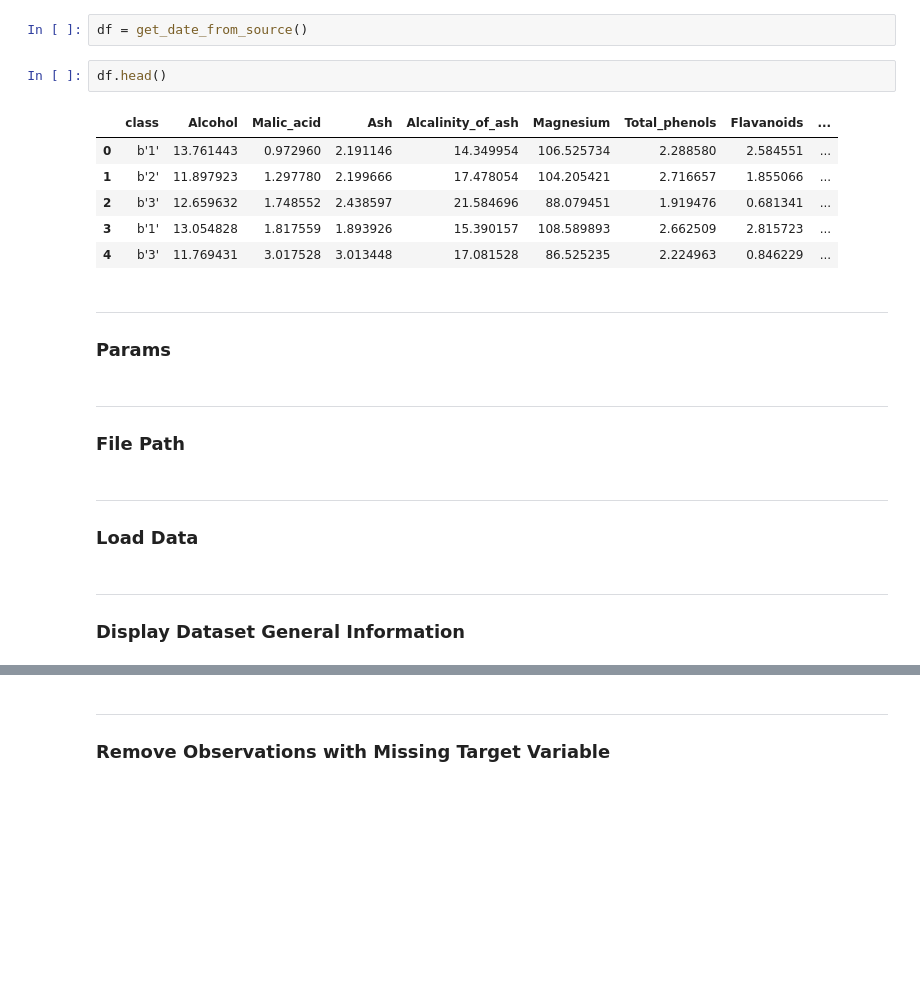
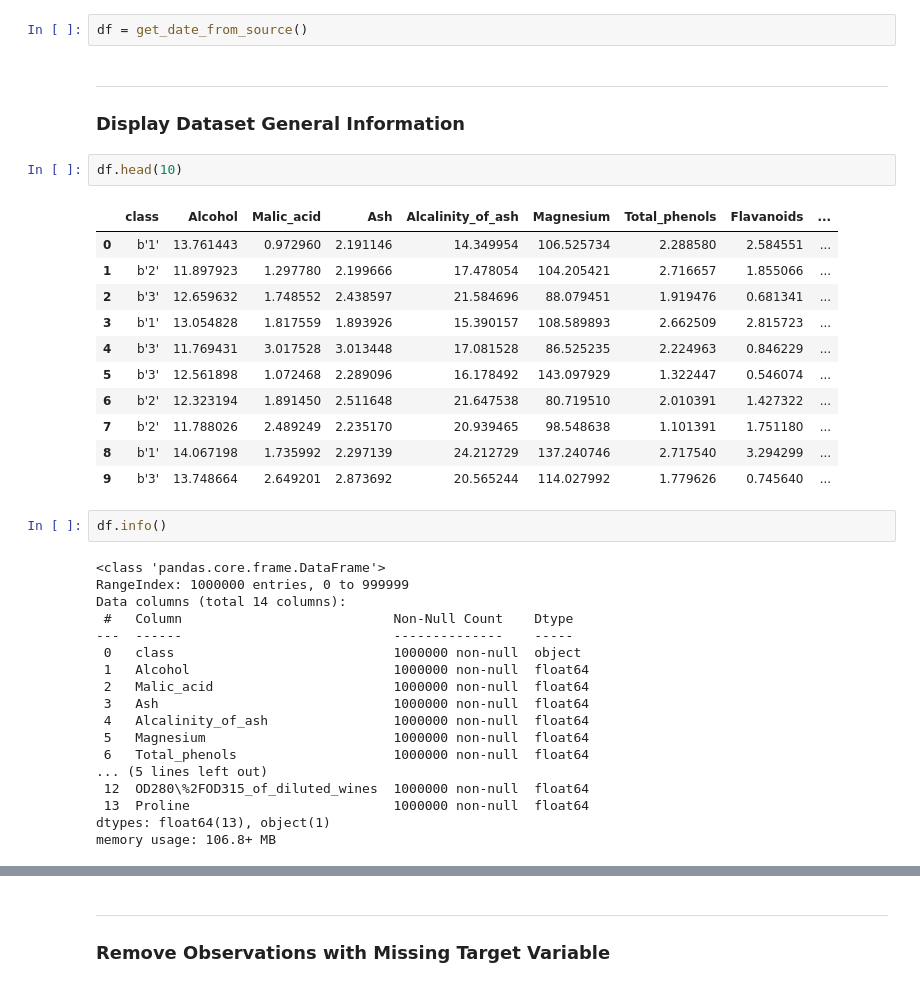
Before and after one commit to mmkke/DS5230_clustering_project, a Jupyter notebook: notebooks/ds5230_phase1.ipynb, the cells around one changed output, grey strips where cells are left out. Saved outputs shown, nothing was run; the diff lists cells and outputs as text; blank space fills up the shorter version.

```diff
--- a/notebooks/ds5230_phase1.ipynb
+++ b/notebooks/ds5230_phase1.ipynb
@@ -26,23 +49,39 @@ from get_data import get_date_from_source
 # %%
 df = get_date_from_source()
-# %%
-df.head()
-# %% [output]
-|  | class | Alcohol | Malic_acid | Ash | Alcalinity_of_ash | Magnesium | Total_phenols | Flavanoids | ... |
-| 0 | b'1' | 13.761443 | 0.972960 | 2.191146 | 14.349954 | 106.525734 | 2.288580 | 2.584551 | ... |
-| 1 | b'2' | 11.897923 | 1.297780 | 2.199666 | 17.478054 | 104.205421 | 2.716657 | 1.855066 | ... |
-| 2 | b'3' | 12.659632 | 1.748552 | 2.438597 | 21.584696 | 88.079451 | 1.919476 | 0.681341 | ... |
-| 3 | b'1' | 13.054828 | 1.817559 | 1.893926 | 15.390157 | 108.589893 | 2.662509 | 2.815723 | ... |
-| 4 | b'3' | 11.769431 | 3.017528 | 3.013448 | 17.081528 | 86.525235 | 2.224963 | 0.846229 | ... |
-# %% [markdown]
-___
-### Params
-# %% [markdown]
-___
-### File Path
-# %% [markdown]
-___
-### Load Data
 # %% [markdown]
 ___
 ### Display Dataset General Information
+# %%
+df.head(10)
+# %% [output]
+|  | class | Alcohol | Malic_acid | Ash | Alcalinity_of_ash | Magnesium | Total_phenols | Flavanoids | ... |
+| 0 | b'1' | 13.761443 | 0.972960 | 2.191146 | 14.349954 | 106.525734 | 2.288580 | 2.584551 | ... |
+| 1 | b'2' | 11.897923 | 1.297780 | 2.199666 | 17.478054 | 104.205421 | 2.716657 | 1.855066 | ... |
+| 2 | b'3' | 12.659632 | 1.748552 | 2.438597 | 21.584696 | 88.079451 | 1.919476 | 0.681341 | ... |
+| 3 | b'1' | 13.054828 | 1.817559 | 1.893926 | 15.390157 | 108.589893 | 2.662509 | 2.815723 | ... |
+| 4 | b'3' | 11.769431 | 3.017528 | 3.013448 | 17.081528 | 86.525235 | 2.224963 | 0.846229 | ... |
+| 5 | b'3' | 12.561898 | 1.072468 | 2.289096 | 16.178492 | 143.097929 | 1.322447 | 0.546074 | ... |
+| 6 | b'2' | 12.323194 | 1.891450 | 2.511648 | 21.647538 | 80.719510 | 2.010391 | 1.427322 | ... |
+| 7 | b'2' | 11.788026 | 2.489249 | 2.235170 | 20.939465 | 98.548638 | 1.101391 | 1.751180 | ... |
+| 8 | b'1' | 14.067198 | 1.735992 | 2.297139 | 24.212729 | 137.240746 | 2.717540 | 3.294299 | ... |
+| 9 | b'3' | 13.748664 | 2.649201 | 2.873692 | 20.565244 | 114.027992 | 1.779626 | 0.745640 | ... |
+# %%
+df.info()
+# %% [output]
+<class 'pandas.core.frame.DataFrame'>
+RangeIndex: 1000000 entries, 0 to 999999
+Data columns (total 14 columns):
+ #   Column                           Non-Null Count    Dtype
+---  ------                           --------------    -----
+ 0   class                            1000000 non-null  object
+ 1   Alcohol                          1000000 non-null  float64
+ 2   Malic_acid                       1000000 non-null  float64
+ 3   Ash                              1000000 non-null  float64
+ 4   Alcalinity_of_ash                1000000 non-null  float64
+ 5   Magnesium                        1000000 non-null  float64
+ 6   Total_phenols                    1000000 non-null  float64
+... (5 lines left out)
+ 12  OD280\%2FOD315_of_diluted_wines  1000000 non-null  float64
+ 13  Proline                          1000000 non-null  float64
+dtypes: float64(13), object(1)
+memory usage: 106.8+ MB
```
Also changed, not shown: parts of 12 cells of this notebook.
